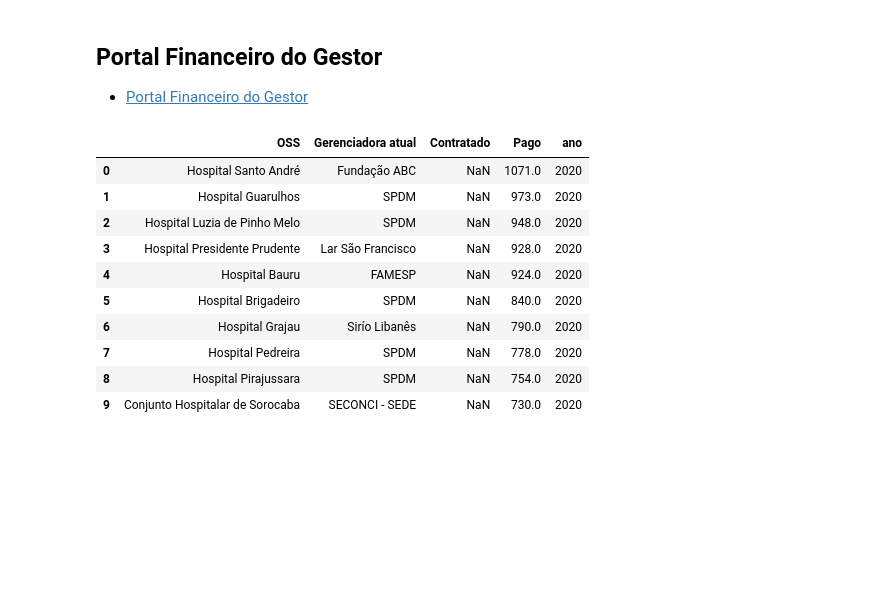
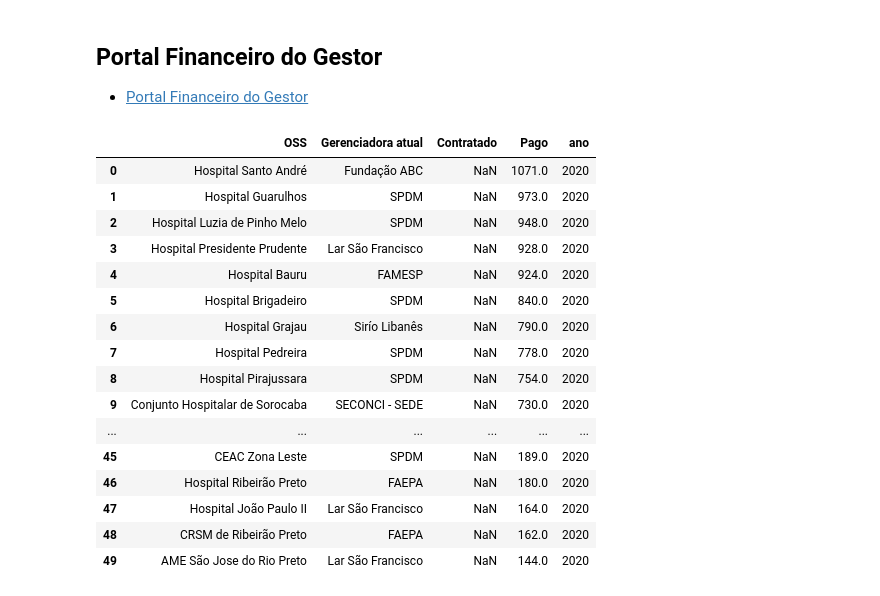
Before and after one commit to d116626/raiox_os, a Jupyter notebook: notebooks/example.ipynb, the cells around one changed output. Saved outputs shown, nothing was run; the diff lists cells and outputs as text; code cells hidden in the pictures; blank space fills up the shorter version.

```diff
--- a/notebooks/example.ipynb
+++ b/notebooks/example.ipynb
@@ -49,20 +119,29 @@ convenios =  pd.concat(map(pd.read_csv, glob.glob('../data/portal_financeiro/con
 
 fundo =  pd.concat(map(pd.read_csv, glob.glob('../data/portal_financeiro/fundo/*.csv')))
 
-oss =  pd.concat(map(pd.read_csv, glob.glob('../data/portal_financeiro/oss/ano/*.csv')))
+proprio =  pd.concat(map(pd.read_csv, glob.glob('../data/portal_financeiro/proprios/*.csv')))
 
-proprio =  pd.concat(map(pd.read_csv, glob.glob('../data/portal_financeiro/proprios/*.csv')))
+
+oss_valores =  pd.concat(map(pd.read_csv, glob.glob('../data/portal_financeiro/oss/ano/*.csv')))
+# oss_valores['OSS'] = oss_valores['OSS'].astype(str).str.normalize('NFKD').str.encode('ascii', errors='ignore').str.decode('utf-8')
 # %%
-oss.sort_values(by=['ano','Pago'], ascending=False).head(10)
+mask = oss_valores['ano'] == 2020
+oss_valores[mask].sort_values(by=['Pago'], ascending=False).head(50)
 # %% [output]
 |  | OSS | Gerenciadora atual | Contratado | Pago | ano |
 | 0 | Hospital Santo André | Fundação ABC | NaN | 1071.0 | 2020 |
 | 1 | Hospital Guarulhos | SPDM | NaN | 973.0 | 2020 |
 | 2 | Hospital Luzia de Pinho Melo | SPDM | NaN | 948.0 | 2020 |
 | 3 | Hospital Presidente Prudente | Lar São Francisco | NaN | 928.0 | 2020 |
 | 4 | Hospital Bauru | FAMESP | NaN | 924.0 | 2020 |
 | 5 | Hospital Brigadeiro | SPDM | NaN | 840.0 | 2020 |
 | 6 | Hospital Grajau | Sirío Libanês | NaN | 790.0 | 2020 |
 | 7 | Hospital Pedreira | SPDM | NaN | 778.0 | 2020 |
 | 8 | Hospital Pirajussara | SPDM | NaN | 754.0 | 2020 |
 | 9 | Conjunto Hospitalar de Sorocaba | SECONCI - SEDE | NaN | 730.0 | 2020 |
+| ... | ... | ... | ... | ... | ... |
+| 45 | CEAC Zona Leste | SPDM | NaN | 189.0 | 2020 |
+| 46 | Hospital Ribeirão Preto | FAEPA | NaN | 180.0 | 2020 |
+| 47 | Hospital João Paulo II | Lar São Francisco | NaN | 164.0 | 2020 |
+| 48 | CRSM de Ribeirão Preto | FAEPA | NaN | 162.0 | 2020 |
+| 49 | AME São Jose do Rio Preto | Lar São Francisco | NaN | 144.0 | 2020 |
```
Also changed, not shown: parts of 7 cells of this notebook, 28 other files.
